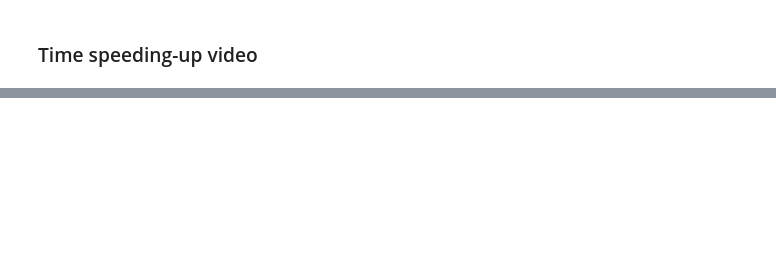
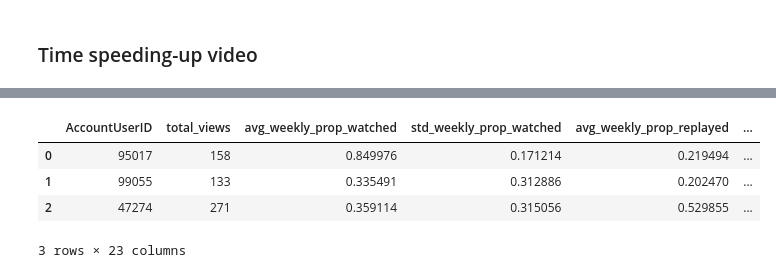
Before and after one commit to epfl-ml4ed/flipped-classroom, a Jupyter notebook: notebooks/AIED_feature_reproduction.ipynb, the cells around one changed output, grey strips where cells are left out. Saved outputs shown, nothing was run; the diff lists cells and outputs as text; code cells hidden in the pictures; blank space fills up the shorter version.

```diff
--- a/notebooks/AIED_feature_reproduction.ipynb
+++ b/notebooks/AIED_feature_reproduction.ipynb
@@ -512,0 +604,10 @@ problem_info
+# %%
+grades = getFlippedGrades(False)[['AccountUserID', 'Grade']]
+graded_features = features_df.merge(grades)
+graded_features
+# %% [output]
+|  | AccountUserID | total_views | avg_weekly_prop_watched | std_weekly_prop_watched | avg_weekly_prop_replayed | ... |
+| 0 | 95017 | 158 | 0.849976 | 0.171214 | 0.219494 | ... |
+| 1 | 99055 | 133 | 0.335491 | 0.312886 | 0.202470 | ... |
+| 2 | 47274 | 271 | 0.359114 | 0.315056 | 0.529855 | ... |
+3 rows × 23 columns
```
Also changed, not shown: parts of 36 cells of this notebook, 6 other files.
